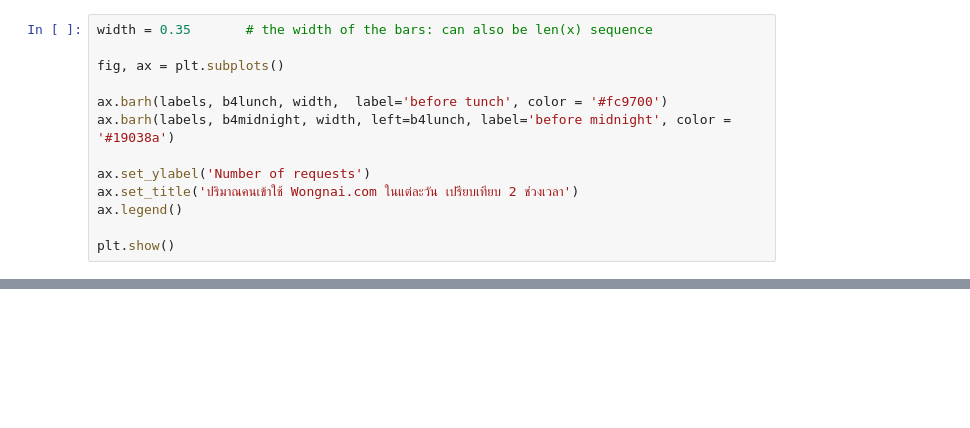
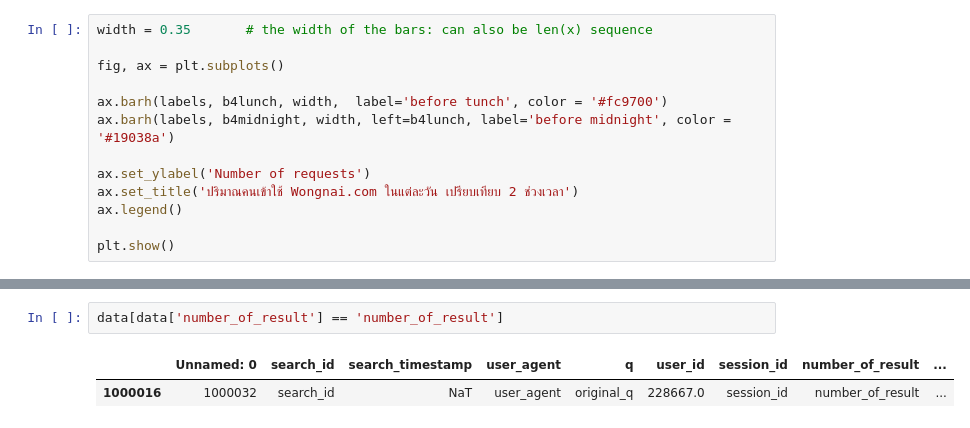
Before and after one commit to dinsor17/data_viz, a Jupyter notebook: Visualize_Data_Comparison.ipynb, the cells around one changed output, grey strips where cells are left out. Drawn from its saved outputs; the diff is of its cells as text; blank space fills up the shorter version.

```diff
--- a/Visualize_Data_Comparison.ipynb
+++ b/Visualize_Data_Comparison.ipynb
@@ -222,0 +304,5 @@ plt.show()
+# %%
+data[data['number_of_result'] == 'number_of_result']
+# %% [output]
+|  | Unnamed: 0 | search_id | search_timestamp | user_agent | q | user_id | session_id | number_of_result | ... |
+| 1000016 | 1000032 | search_id | NaT | user_agent | original_q | 228667.0 | session_id | number_of_result | ... |
```
Also changed, not shown: parts of 15 cells of this notebook.
